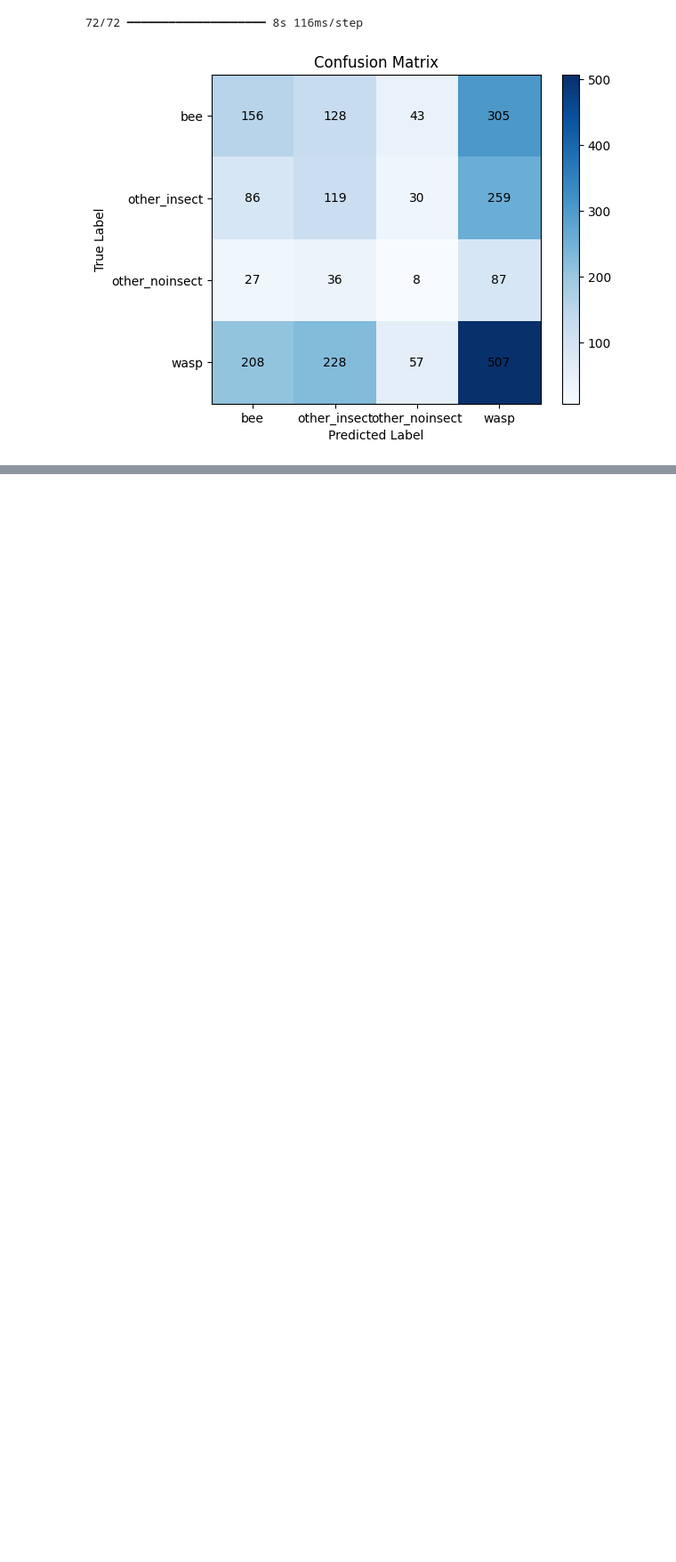
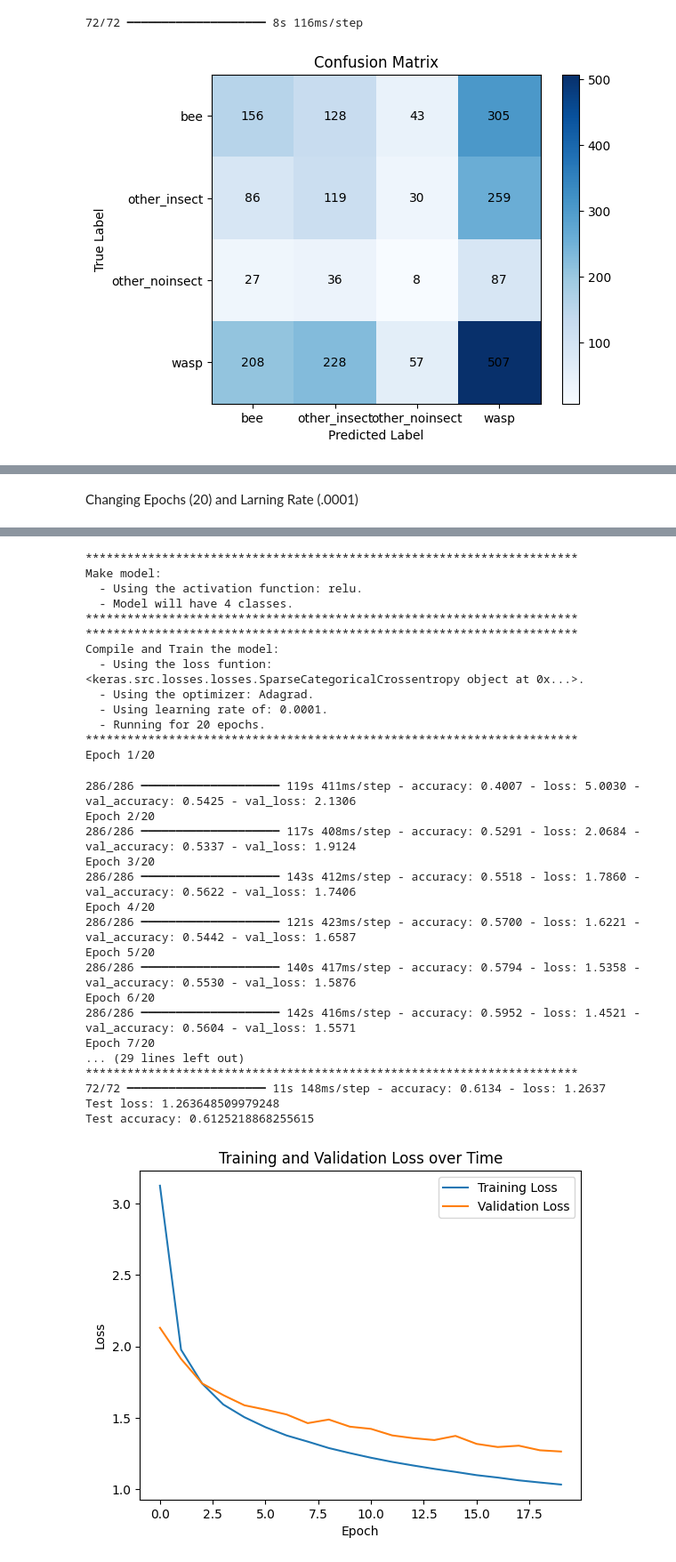
Before and after one commit to ilundain/deep_learning, a Jupyter notebook: 03_bees_vs_wasps_wip.ipynb, the cells around one changed output, grey strips where cells are left out. Shown at 89% size. Saved outputs shown, nothing was run; the diff lists cells and outputs as text; code cells hidden in the pictures; blank space fills up the shorter version.

```diff
--- a/03_bees_vs_wasps_wip.ipynb
+++ b/03_bees_vs_wasps_wip.ipynb
@@ -565,0 +664,31 @@ def the_whole_shebang(path, batch_size, shape, classes, activation, loss, optimi
+# %% [markdown]
+Changing Epochs (20) and Larning Rate (.0001)
+# %%
+#data_path = 'data/bee_vs_wasp/' # Path to the data.
+        # This is defined above, only need to change if you change datasets
+
+show_pictures = True # Show sample images from the dataset? Keep on at first, but may become distracting.
+                     # Set to False to turn off
+# Hyperparameters
+shape = (80,80,3)  # Dimensions to use for the images...the raw data are 80x80
+                   #  color images, but you could down-sample them
+                   #  or convert them to black and white if you wanted
+batch_size = 32  # What batch size to use
+classes = 4 # We have 4 classes in our dataset: bee, wasp, other_insect, other_noninsect
+            # Only change this if you change the dataset
+activation='relu' # The activation function is an important hyperparameter
+                  # Other activations functions to try: tanh, sigmoid
+
+loss = SparseCategoricalCrossentropy(from_logits=True) # Loss function
+        # Other loss functions to try: losses.CategoricalHinge()
+        #                              losses.KLDivergence()
+
+optimizer = 'Adagrad' # Optimizer: others to try: Adam, RMSprop, Adagrad
+
+learning_rate = 0.0001 # Try increasing or decreasing the learning rate by an order of magnitude
+
+epochs = 20 # Try running more epochs
+
+# Run everything with these hyperparameters
+the_whole_shebang(data_path, batch_size, shape, classes, activation, loss, optimizer, show_pictures)
+# %% [output]
@@ -565,0 +710,31 @@ def the_whole_shebang(path, batch_size, shape, classes, activation, loss, optimi
+***********************************************************************
+Make model:
+  - Using the activation function: relu.
+  - Model will have 4 classes.
+***********************************************************************
+***********************************************************************
+Compile and Train the model:
+  - Using the loss funtion: <keras.src.losses.losses.SparseCategoricalCrossentropy object at 0x...>.
+  - Using the optimizer: Adagrad.
+  - Using learning rate of: 0.0001.
+  - Running for 20 epochs.
+***********************************************************************
+Epoch 1/20
+286/286 ━━━━━━━━━━━━━━━━━━━━ 119s 411ms/step - accuracy: 0.4007 - loss: 5.0030 - val_accuracy: 0.5425 - val_loss: 2.1306
+Epoch 2/20
+286/286 ━━━━━━━━━━━━━━━━━━━━ 117s 408ms/step - accuracy: 0.5291 - loss: 2.0684 - val_accuracy: 0.5337 - val_loss: 1.9124
+Epoch 3/20
+286/286 ━━━━━━━━━━━━━━━━━━━━ 143s 412ms/step - accuracy: 0.5518 - loss: 1.7860 - val_accuracy: 0.5622 - val_loss: 1.7406
+Epoch 4/20
+286/286 ━━━━━━━━━━━━━━━━━━━━ 121s 423ms/step - accuracy: 0.5700 - loss: 1.6221 - val_accuracy: 0.5442 - val_loss: 1.6587
+Epoch 5/20
+286/286 ━━━━━━━━━━━━━━━━━━━━ 140s 417ms/step - accuracy: 0.5794 - loss: 1.5358 - val_accuracy: 0.5530 - val_loss: 1.5876
+Epoch 6/20
+286/286 ━━━━━━━━━━━━━━━━━━━━ 142s 416ms/step - accuracy: 0.5952 - loss: 1.4521 - val_accuracy: 0.5604 - val_loss: 1.5571
+Epoch 7/20
+... (29 lines left out)
+***********************************************************************
+72/72 ━━━━━━━━━━━━━━━━━━━━ 11s 148ms/step - accuracy: 0.6134 - loss: 1.2637
+Test loss: 1.263648509979248
+Test accuracy: 0.6125218868255615
+[figure, added]
```
Also changed, not shown: parts of 10 cells of this notebook.
